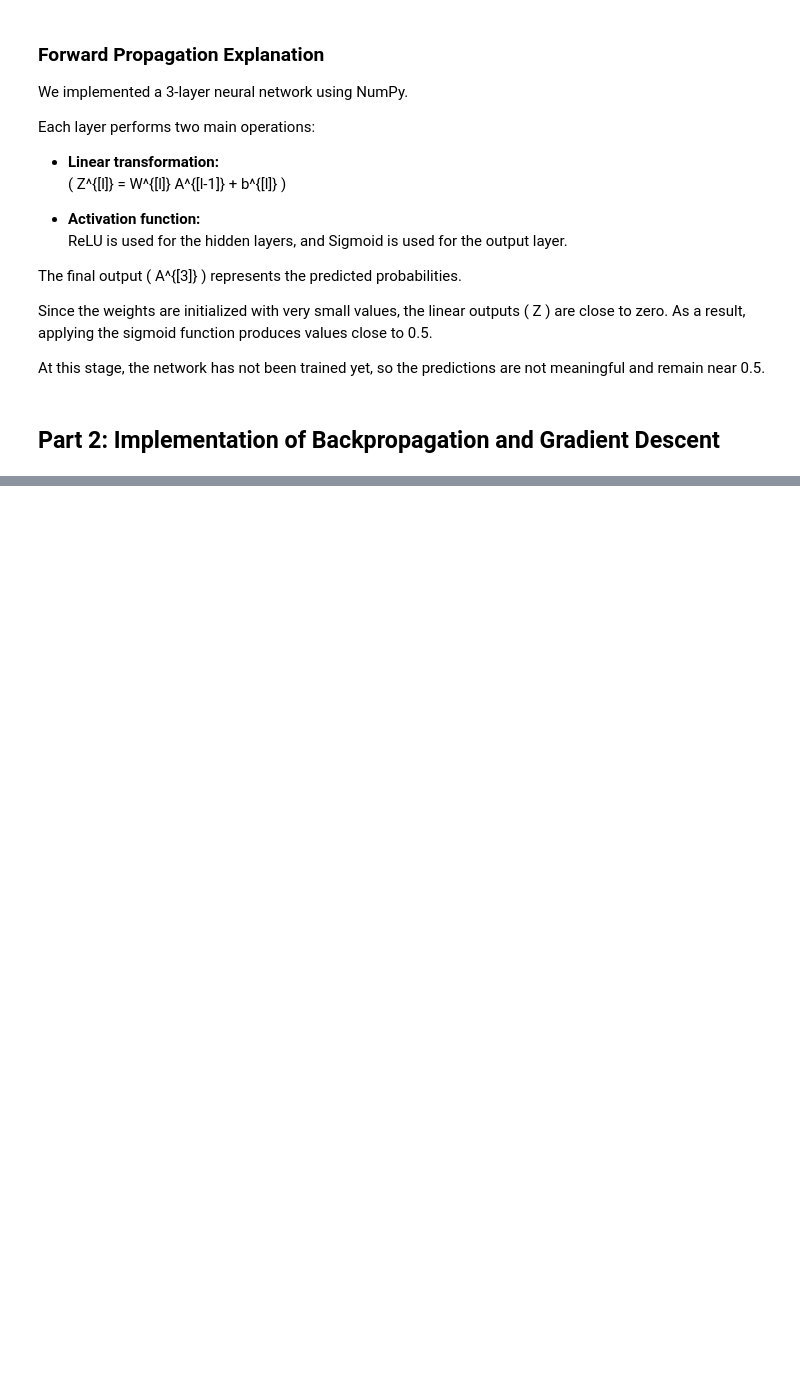
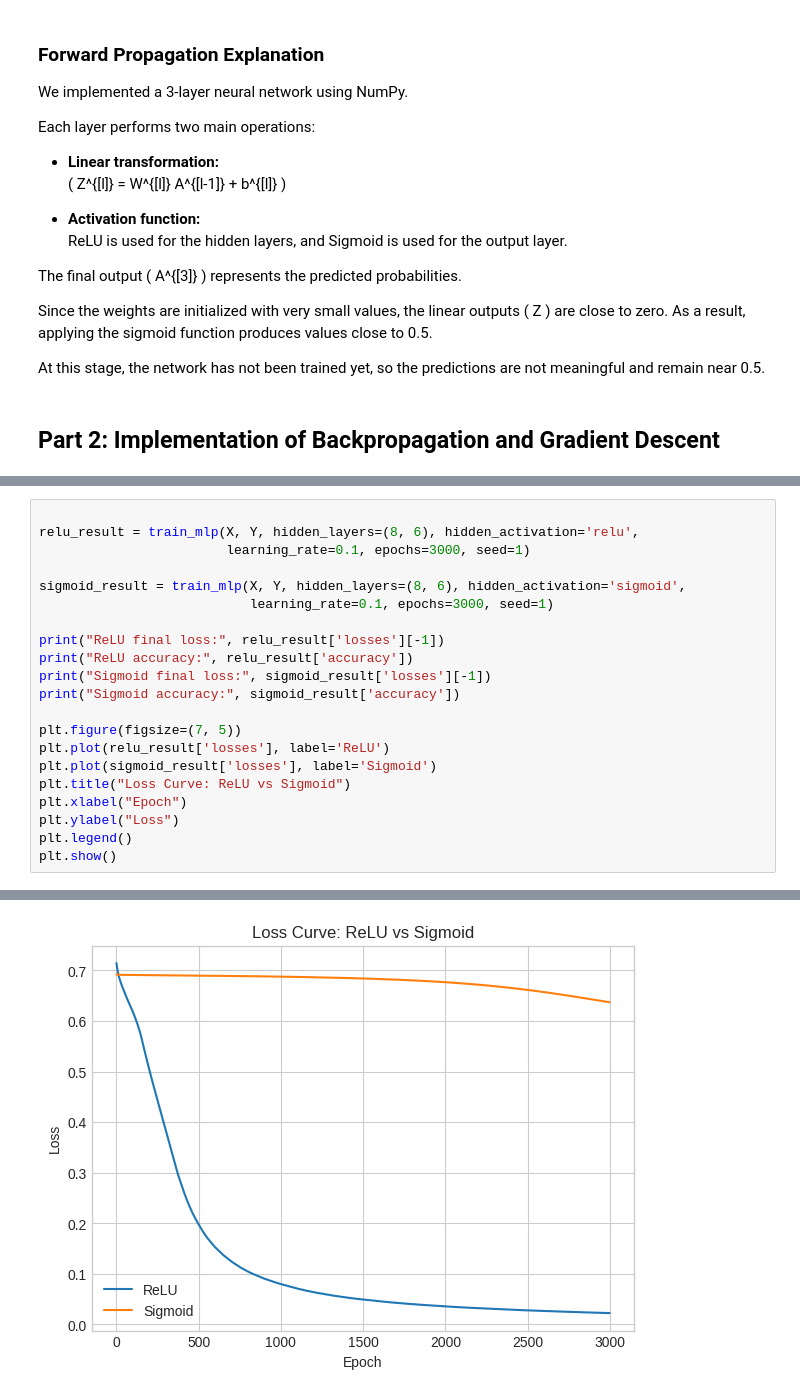
Before and after one commit to hyuan0929/MultiLayerPerceptrons_Workshop, a Jupyter notebook: MultiLayerPerceptrons_Workshop.ipynb, the cells around one changed output, grey strips where cells are left out. Saved outputs shown, nothing was run; the diff lists cells and outputs as text; blank space fills up the shorter version.

```diff
--- a/MultiLayerPerceptrons_Workshop.ipynb
+++ b/MultiLayerPerceptrons_Workshop.ipynb
@@ -1072,0 +1353,22 @@ You now have a foundational understanding of one of the most important models in
+# %%
+
+relu_result = train_mlp(X, Y, hidden_layers=(8, 6), hidden_activation='relu',
+                        learning_rate=0.1, epochs=3000, seed=1)
+
+sigmoid_result = train_mlp(X, Y, hidden_layers=(8, 6), hidden_activation='sigmoid',
+                           learning_rate=0.1, epochs=3000, seed=1)
+
+print("ReLU final loss:", relu_result['losses'][-1])
+print("ReLU accuracy:", relu_result['accuracy'])
+print("Sigmoid final loss:", sigmoid_result['losses'][-1])
+print("Sigmoid accuracy:", sigmoid_result['accuracy'])
+
+plt.figure(figsize=(7, 5))
+plt.plot(relu_result['losses'], label='ReLU')
+plt.plot(sigmoid_result['losses'], label='Sigmoid')
+plt.title("Loss Curve: ReLU vs Sigmoid")
+plt.xlabel("Epoch")
+plt.ylabel("Loss")
+plt.legend()
+plt.show()
+# %% [output]
@@ -1072,0 +1379 @@ You now have a foundational understanding of one of the most important models in
+[figure, added]
```
Also changed, not shown: parts of 23 cells of this notebook.
